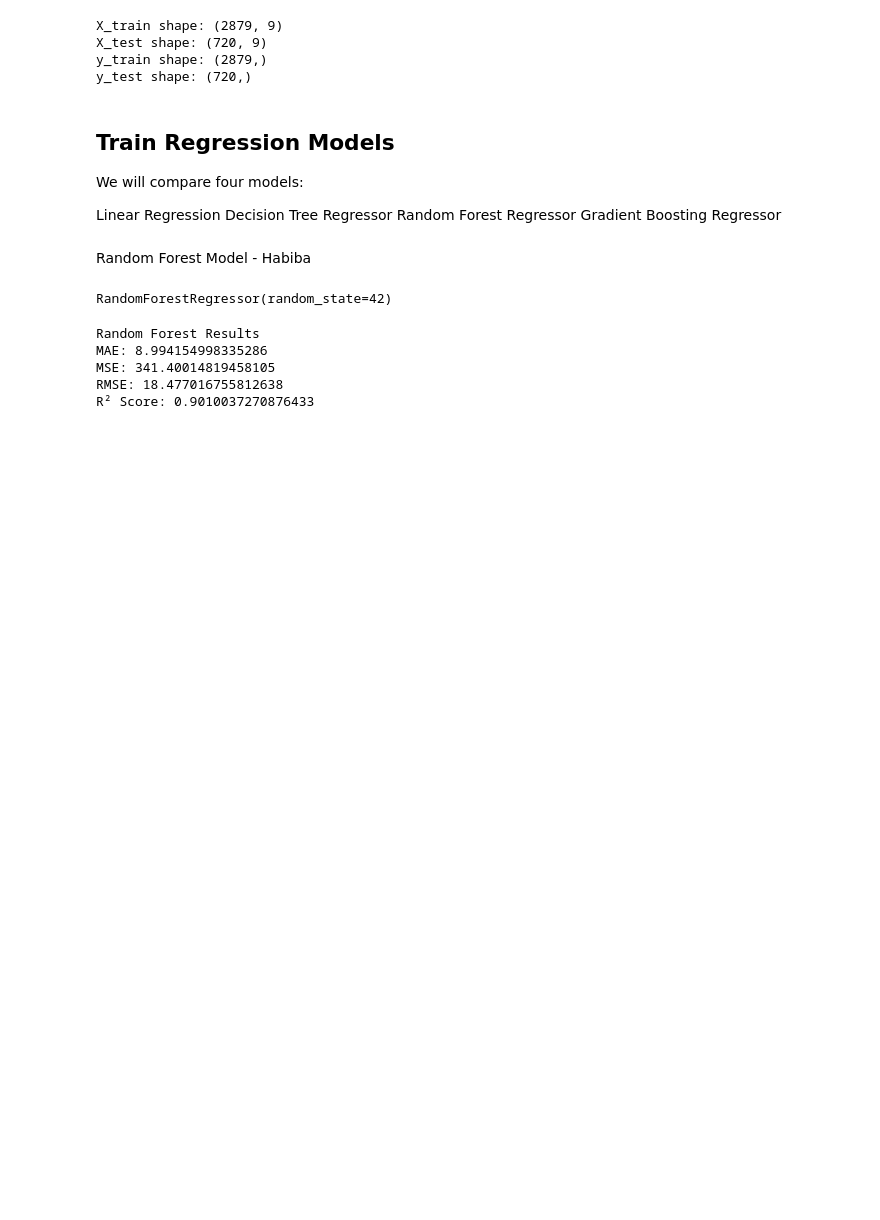
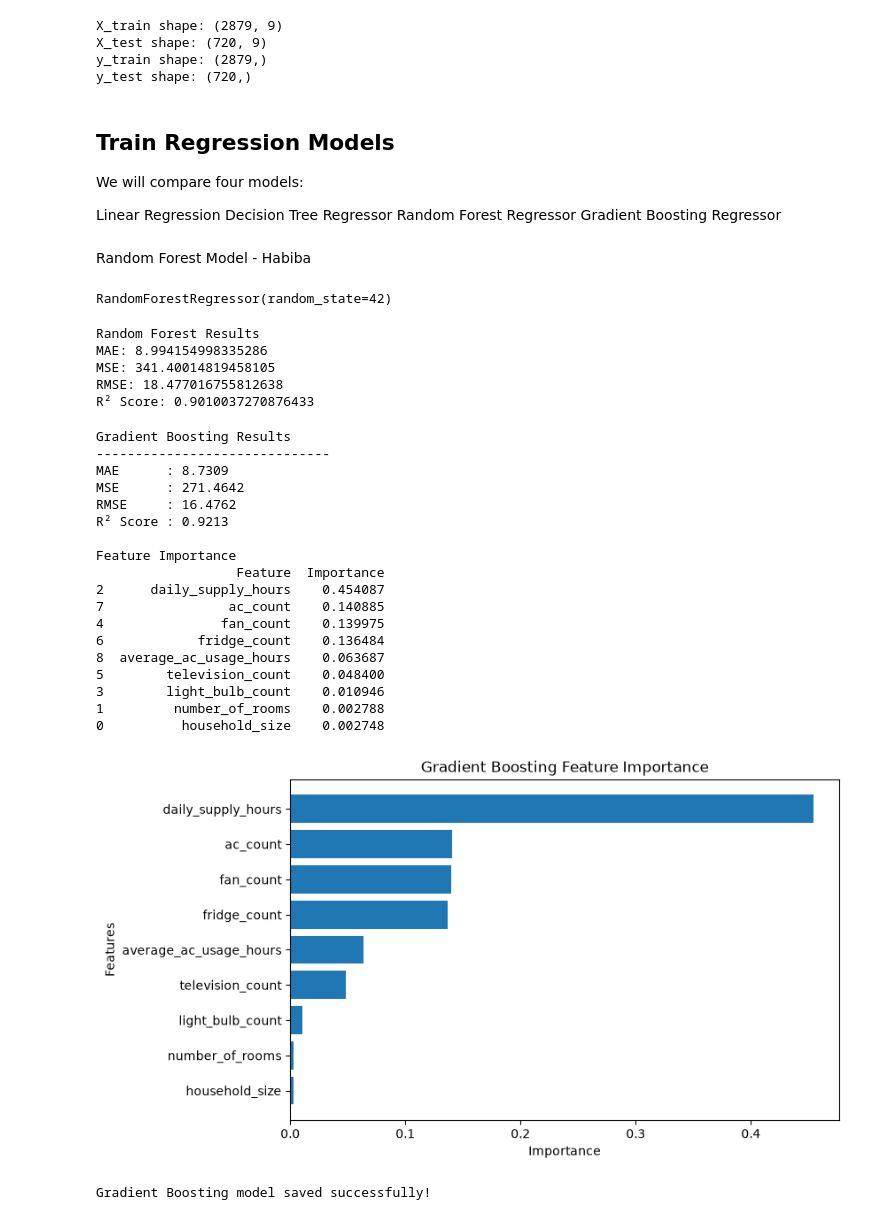
Before and after one commit to Paddyrey/TechCrush-Capstone-Group-11-Project, a Jupyter notebook: notebooks/Model_Test_Train.ipynb, the cells around one changed output. Cells and saved outputs as stored; diff of their text form; code cells hidden in the pictures; blank space fills up the shorter version.

Commit message:
Add Gradient Boosting Regressor for household energy consumption prediction

```diff
--- a/notebooks/Model_Test_Train.ipynb
+++ b/notebooks/Model_Test_Train.ipynb
@@ -257,3 +257,76 @@ MAE: 8.994154998335286
 MSE: 341.40014819458105
 RMSE: 18.477016755812638
 R² Score: 0.9010037270876433
+# %%
+# ==========================================
+# Gradient Boosting Regressor
+# ==========================================
+
+# Train the model
+gb_model = GradientBoostingRegressor(
+    n_estimators=100,
+    learning_rate=0.1,
+    max_depth=3,
+    random_state=42
+)
+
+gb_model.fit(X_train, y_train)
+
+# Make predictions
+y_pred_gb = gb_model.predict(X_test)
+
+# Evaluate the model
+gb_mae = mean_absolute_error(y_test, y_pred_gb)
+gb_mse = mean_squared_error(y_test, y_pred_gb)
+gb_rmse = np.sqrt(gb_mse)
+gb_r2 = r2_score(y_test, y_pred_gb)
+
+print("Gradient Boosting Results")
+print("-" * 30)
+print(f"MAE      : {gb_mae:.4f}")
+print(f"MSE      : {gb_mse:.4f}")
+print(f"RMSE     : {gb_rmse:.4f}")
+print(f"R² Score : {gb_r2:.4f}")
+
+# Feature Importance
+feature_importance = pd.DataFrame({
+    "Feature": X.columns,
+    "Importance": gb_model.feature_importances_
+}).sort_values(by="Importance", ascending=False)
+
+print("\nFeature Importance")
+print(feature_importance)
+
+# Plot Feature Importance
+plt.figure(figsize=(8, 5))
+plt.barh(feature_importance["Feature"], feature_importance["Importance"])
+plt.xlabel("Importance")
+plt.ylabel("Features")
+plt.title("Gradient Boosting Feature Importance")
+plt.gca().invert_yaxis()
+plt.show()
+
+# Save the model
+joblib.dump(gb_model, MODEL_DIR / "gradient_boosting_energy_model.pkl")
+print("\nGradient Boosting model saved successfully!")
+# %% [output]
+Gradient Boosting Results
+------------------------------
+MAE      : 8.7309
+MSE      : 271.4642
+RMSE     : 16.4762
+R² Score : 0.9213
+
+Feature Importance
+                  Feature  Importance
+2      daily_supply_hours    0.454087
+7                ac_count    0.140885
+4               fan_count    0.139975
+6            fridge_count    0.136484
+8  average_ac_usage_hours    0.063687
+5        television_count    0.048400
+3        light_bulb_count    0.010946
+1         number_of_rooms    0.002788
+0          household_size    0.002748
+[figure, added]
+Gradient Boosting model saved successfully!
```
Also changed, not shown: 1 other file.
